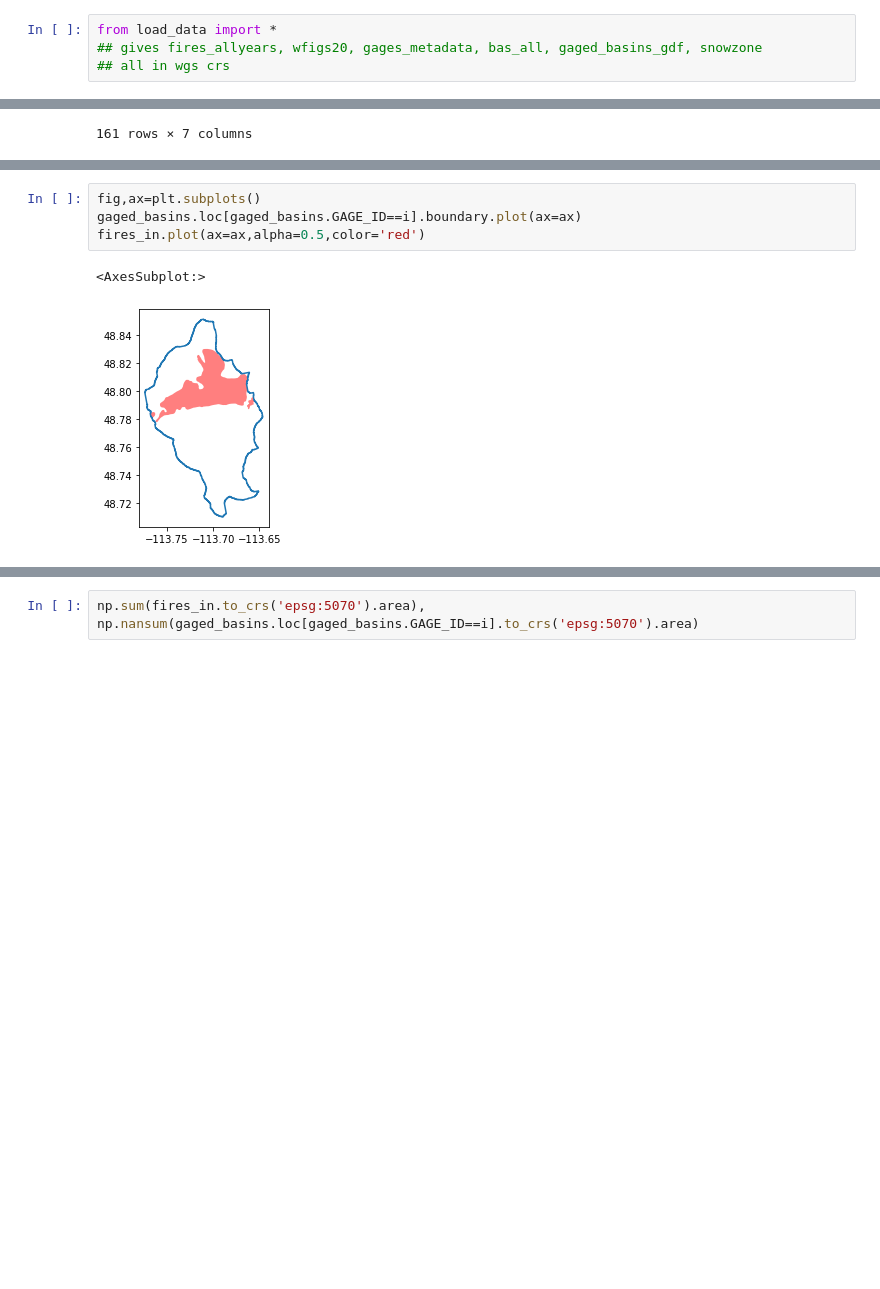
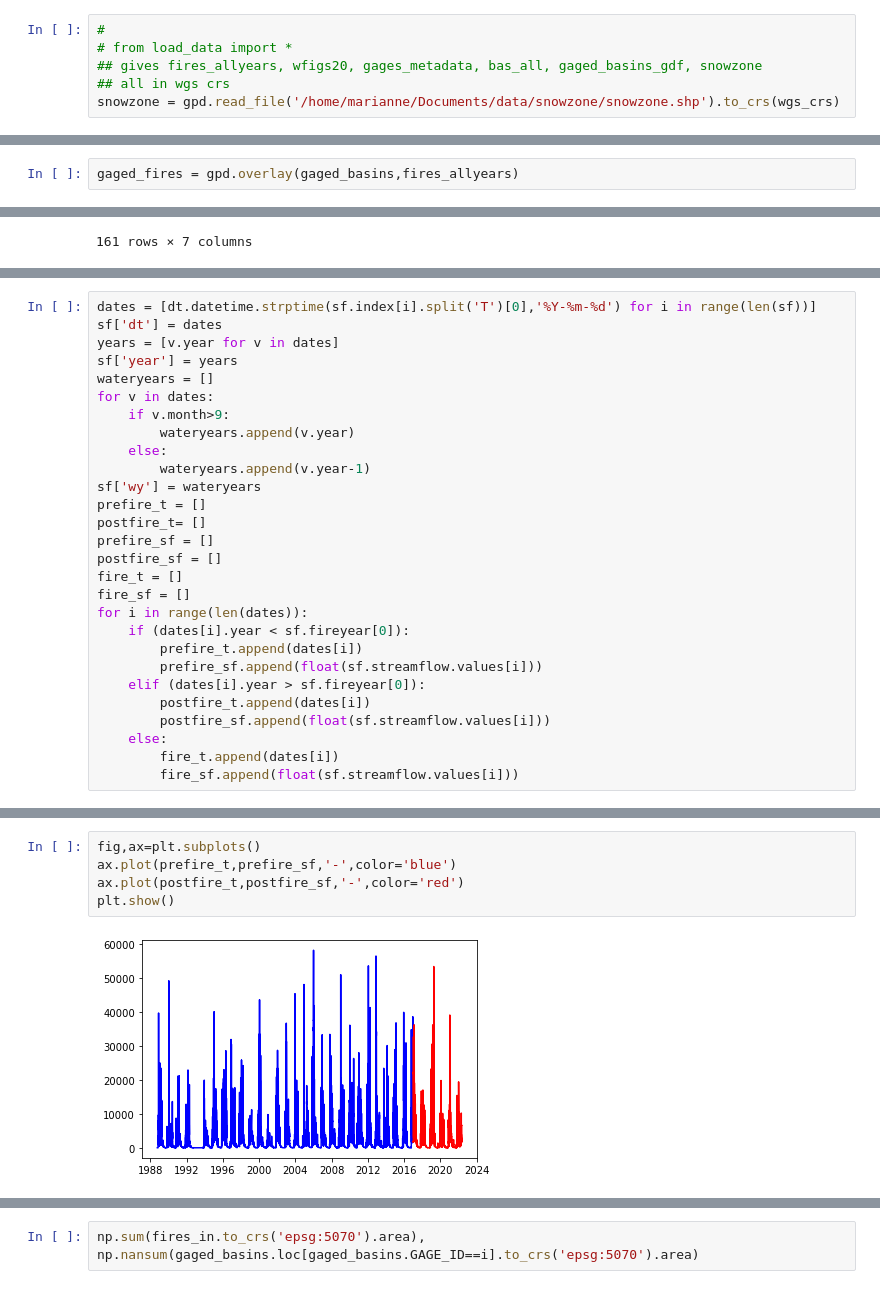
Before and after one commit to mariannecowherd/snow_fires, a Jupyter notebook: scripts/seasonal_snow_zone.ipynb, the cells around one changed output, grey strips where cells are left out. Drawn from its saved outputs; the diff is of its cells as text; blank space fills up the shorter version.

```diff
--- a/scripts/seasonal_snow_zone.ipynb
+++ b/scripts/seasonal_snow_zone.ipynb
@@ -59,9 +59,11 @@ with open(datadir + 'streamflow_metadata.pickle', 'rb') as handle:
 with open(datadir + 'target_basins.pickle', 'rb') as handle:
     target_basins = pickle.load(handle)
 # %%
-from load_data import *
+#
+# from load_data import *
 ## gives fires_allyears, wfigs20, gages_metadata, bas_all, gaged_basins_gdf, snowzone
 ## all in wgs crs
+snowzone = gpd.read_file('/home/marianne/Documents/data/snowzone/snowzone.shp').to_crs(wgs_crs)
 # %%
 ## plot showing gaged basins that fit the williams parameters, location of the gages, and fire boundaries
 fig,ax=plt.subplots(figsize=(10,10))
@@ -109,0 +92,2 @@ jc_basin.crs, gaged_fires.crs
+# %%
+gaged_fires = gpd.overlay(gaged_basins,fires_allyears)
@@ -219,0 +295,28 @@ with open(datadir + 'burn_snow_history.pickle', 'wb') as handle:
+# %%
+dates = [dt.datetime.strptime(sf.index[i].split('T')[0],'%Y-%m-%d') for i in range(len(sf))]
+sf['dt'] = dates
+years = [v.year for v in dates]
+sf['year'] = years
+wateryears = []
+for v in dates:
+    if v.month>9:
+        wateryears.append(v.year)
+    else:
+        wateryears.append(v.year-1)
+sf['wy'] = wateryears
+prefire_t = []
+postfire_t= []
+prefire_sf = []
+postfire_sf = []
+fire_t = []
+fire_sf = []
+for i in range(len(dates)):
+    if (dates[i].year < sf.fireyear[0]):
+        prefire_t.append(dates[i])
+        prefire_sf.append(float(sf.streamflow.values[i]))
+    elif (dates[i].year > sf.fireyear[0]):
+        postfire_t.append(dates[i])
+        postfire_sf.append(float(sf.streamflow.values[i]))
+    else:
+        fire_t.append(dates[i])
+        fire_sf.append(float(sf.streamflow.values[i]))
@@ -220,7 +372,7 @@ with open(datadir + 'burn_snow_history.pickle', 'wb') as handle:
 # %%
 fig,ax=plt.subplots()
-gaged_basins.loc[gaged_basins.GAGE_ID==i].boundary.plot(ax=ax)
-fires_in.plot(ax=ax,alpha=0.5,color='red')
+ax.plot(prefire_t,prefire_sf,'-',color='blue')
+ax.plot(postfire_t,postfire_sf,'-',color='red')
+plt.show()
 # %% [output]
-<AxesSubplot:>
-[figure, old version]
+[figure, new version]
```
Also changed, not shown: parts of 19 cells of this notebook, 16 other files.
